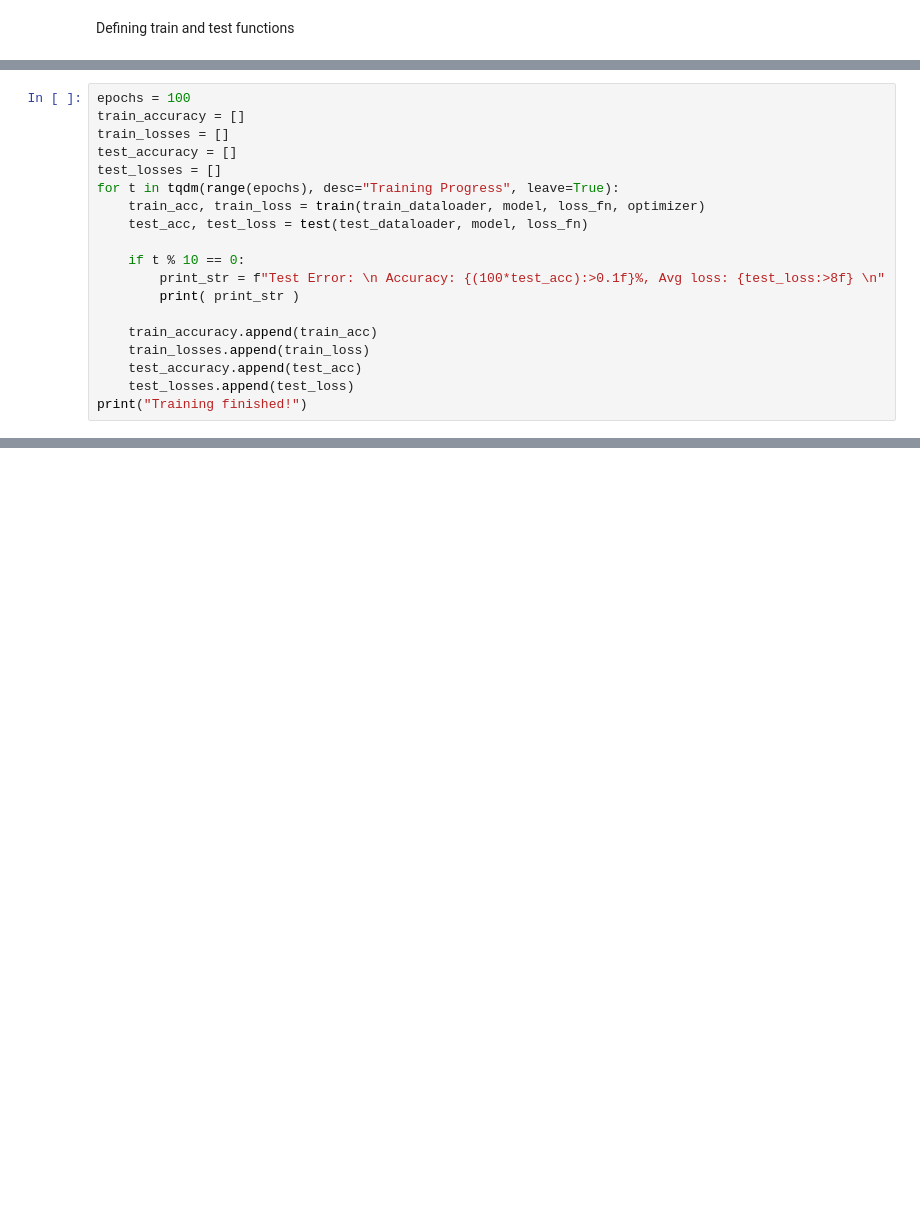
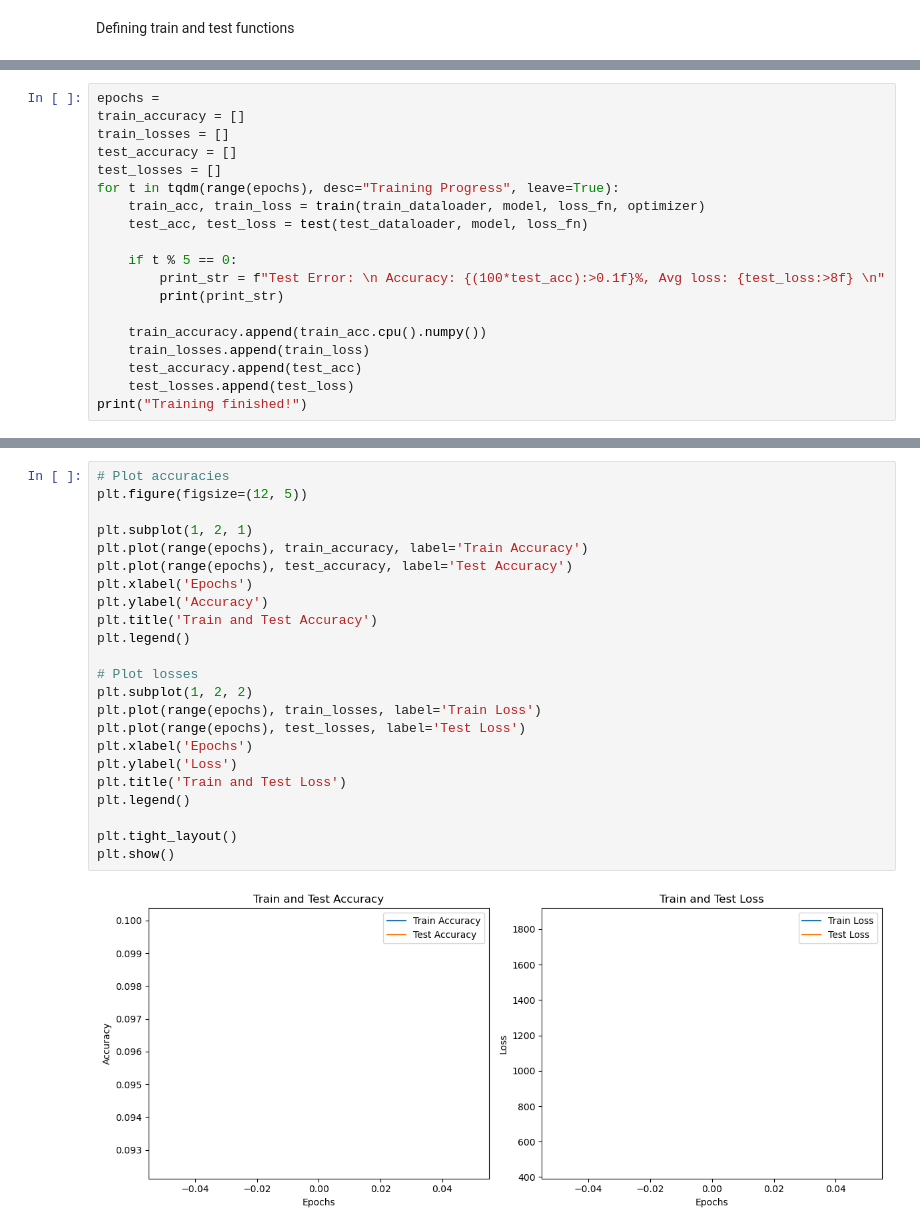
Before and after one commit to Erikkui/PRML-digit-recognition, a Jupyter notebook: digit_classify_nn.ipynb, the cells around one changed output, grey strips where cells are left out. Drawn from its saved outputs; the diff is of its cells as text; blank space fills up the shorter version.

```diff
--- a/digit_classify_nn.ipynb
+++ b/digit_classify_nn.ipynb
@@ -229,7 +237,7 @@ def test( dataloader, model, loss_fn ):
 
     return accuracy, total_loss
 # %%
-epochs = 100
+epochs =
 train_accuracy = []
 train_losses = []
 test_accuracy = []
@@ -238,11 +246,11 @@ for t in tqdm(range(epochs), desc="Training Progress", leave=True):
     train_acc, train_loss = train(train_dataloader, model, loss_fn, optimizer)
     test_acc, test_loss = test(test_dataloader, model, loss_fn)
 
-    if t % 10 == 0:
+    if t % 5 == 0:
         print_str = f"Test Error: \n Accuracy: {(100*test_acc):>0.1f}%, Avg loss: {test_loss:>8f} \n"
-        print( print_str )
+        print(print_str)
 
-    train_accuracy.append(train_acc)
+    train_accuracy.append(train_acc.cpu().numpy())
     train_losses.append(train_loss)
     test_accuracy.append(test_acc)
     test_losses.append(test_loss)
@@ -399,0 +280,25 @@ KeyboardInterrupt:
+# %%
+# Plot accuracies
+plt.figure(figsize=(12, 5))
+
+plt.subplot(1, 2, 1)
+plt.plot(range(epochs), train_accuracy, label='Train Accuracy')
+plt.plot(range(epochs), test_accuracy, label='Test Accuracy')
+plt.xlabel('Epochs')
+plt.ylabel('Accuracy')
+plt.title('Train and Test Accuracy')
+plt.legend()
+
+# Plot losses
+plt.subplot(1, 2, 2)
+plt.plot(range(epochs), train_losses, label='Train Loss')
+plt.plot(range(epochs), test_losses, label='Test Loss')
+plt.xlabel('Epochs')
+plt.ylabel('Loss')
+plt.title('Train and Test Loss')
+plt.legend()
+
+plt.tight_layout()
+plt.show()
+# %% [output]
+[figure, added]
```
Also changed, not shown: parts of 5 cells of this notebook.
